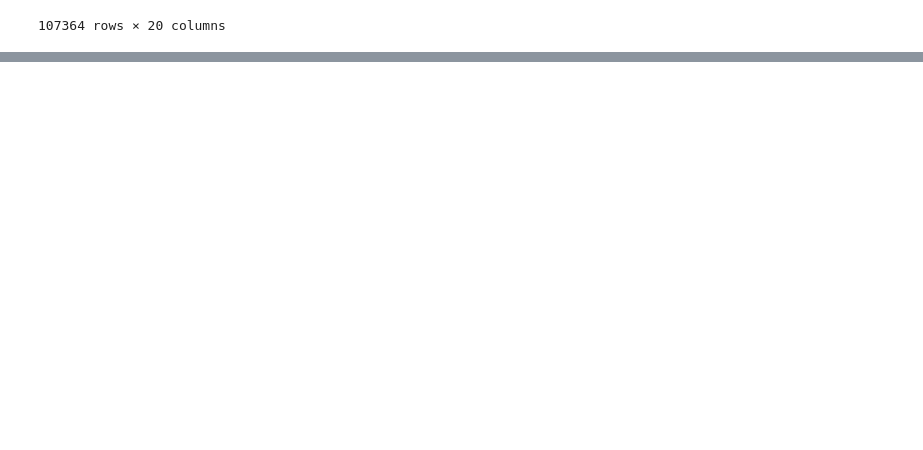
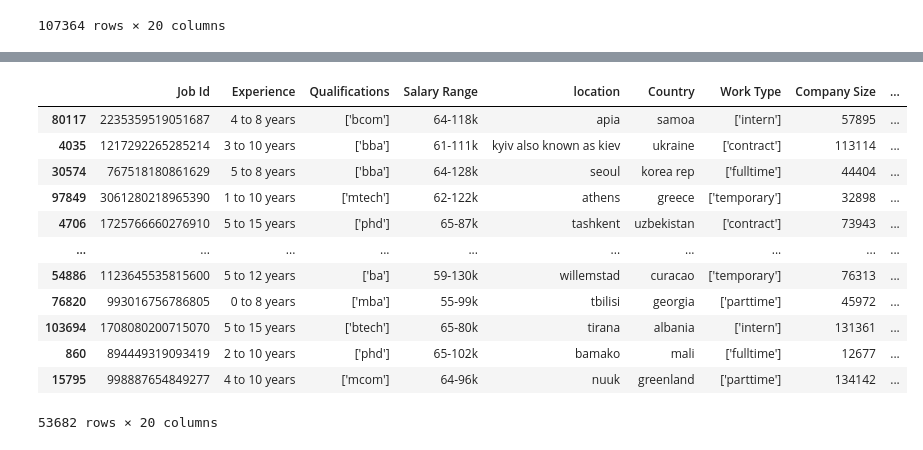
Before and after one commit to Desmo-nd/Skill-Gap-Analysis, a Jupyter notebook: skill_recognize.ipynb, the cells around one changed output, grey strips where cells are left out. Drawn from its saved outputs; the diff is of its cells as text; code cells hidden in the pictures; blank space fills up the shorter version.

```diff
--- a/skill_recognize.ipynb
+++ b/skill_recognize.ipynb
@@ -982,3 +1016,23 @@ display(working)
+# %%
+from sklearn.model_selection import train_test_split
+
+# Splitting the DataFrame into training and testing data
+train_data, test_data = train_test_split(working, test_size=0.5, random_state=42)
+display(train_data)
+# %% [output]
+|  | Job Id | Experience | Qualifications | Salary Range | location | Country | Work Type | Company Size | ... |
+| 80117 | 2235359519051687 | 4 to 8 years | ['bcom'] | 64-118k | apia | samoa | ['intern'] | 57895 | ... |
+| 4035 | 1217292265285214 | 3 to 10 years | ['bba'] | 61-111k | kyiv also known as kiev | ukraine | ['contract'] | 113114 | ... |
+| 30574 | 767518180861629 | 5 to 8 years | ['bba'] | 64-128k | seoul | korea rep | ['fulltime'] | 44404 | ... |
+| 97849 | 3061280218965390 | 1 to 10 years | ['mtech'] | 62-122k | athens | greece | ['temporary'] | 32898 | ... |
+| 4706 | 1725766660276910 | 5 to 15 years | ['phd'] | 65-87k | tashkent | uzbekistan | ['contract'] | 73943 | ... |
+| ... | ... | ... | ... | ... | ... | ... | ... | ... | ... |
+| 54886 | 1123645535815600 | 5 to 12 years | ['ba'] | 59-130k | willemstad | curacao | ['temporary'] | 76313 | ... |
+| 76820 | 993016756786805 | 0 to 8 years | ['mba'] | 55-99k | tbilisi | georgia | ['parttime'] | 45972 | ... |
+| 103694 | 1708080200715070 | 5 to 15 years | ['btech'] | 65-80k | tirana | albania | ['intern'] | 131361 | ... |
+| 860 | 894449319093419 | 2 to 10 years | ['phd'] | 65-102k | bamako | mali | ['fulltime'] | 12677 | ... |
+| 15795 | 998887654849277 | 4 to 10 years | ['mcom'] | 64-96k | nuuk | greenland | ['parttime'] | 134142 | ... |
+53682 rows × 20 columns
 # %%
 
 
```
Also changed, not shown: parts of 17 cells of this notebook.
